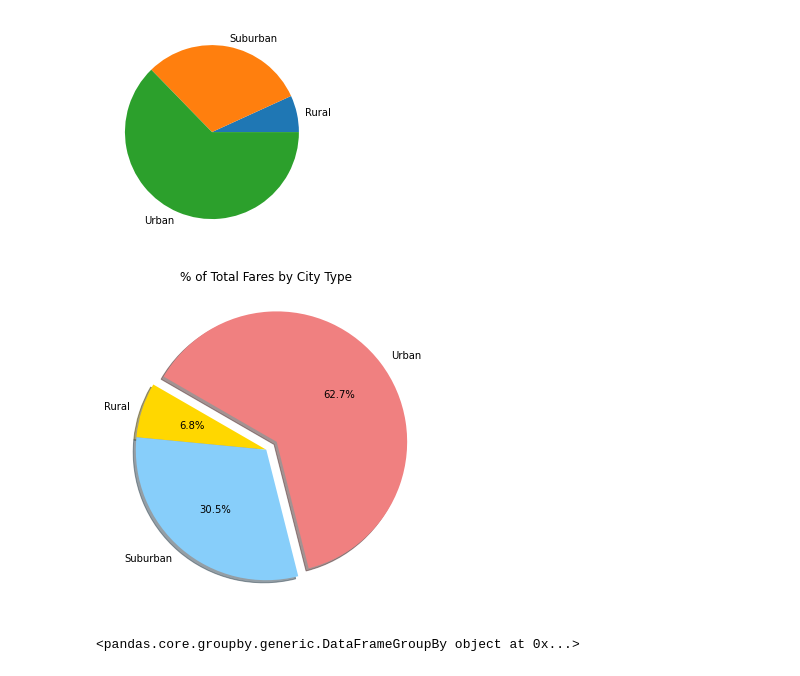
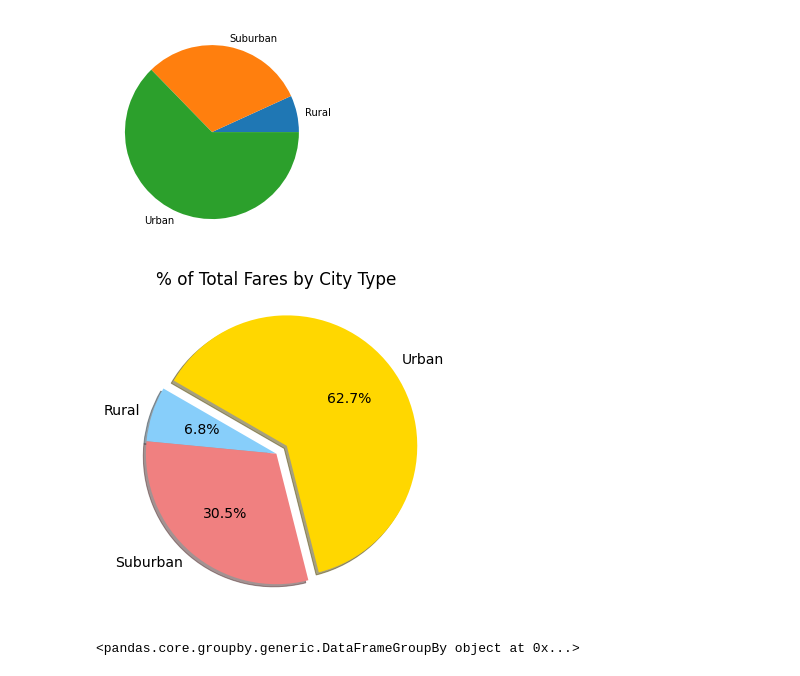
Before and after one commit to SringayKeno/Pyber_Analysis, a Jupyter notebook: Pyber.ipynb, the cells around one changed output. Drawn from its saved outputs; the diff is of its cells as text; code cells hidden in the pictures.

Commit message:
adding updated pie charts

```diff
--- a/Pyber.ipynb
+++ b/Pyber.ipynb
@@ -1025,23 +1025,23 @@ plt.show
 # %%
 #import dependency
 import matplotlib as mpl
 # Build Pie Chart
 plt.subplots(figsize=(10, 6))
 plt.pie(type_percents,
     labels=["Rural", "Suburban", "Urban"],
-    colors=["gold", "lightskyblue", "lightcoral"],
+    colors=["lightskyblue", "lightcoral", "gold"],
     explode=[0, 0, 0.1],
     autopct='%1.1f%%',
     shadow=True, startangle=150)
 plt.title("% of Total Fares by City Type")
 # Change the default font size from 10 to 14.
 mpl.rcParams['font.size'] = 14
 # Save Figure
 plt.savefig("analysis/Fig5.png")
 # Show Figure
 plt.show()
 # %% [output]
-[figure, old version]
+[figure, new version]
 # %%
 #Get the total number of rides for each city type.
 #pyber_data_df.groupby(["type"])
```
Also changed, not shown: parts of 2 cells of this notebook, 3 other files.
